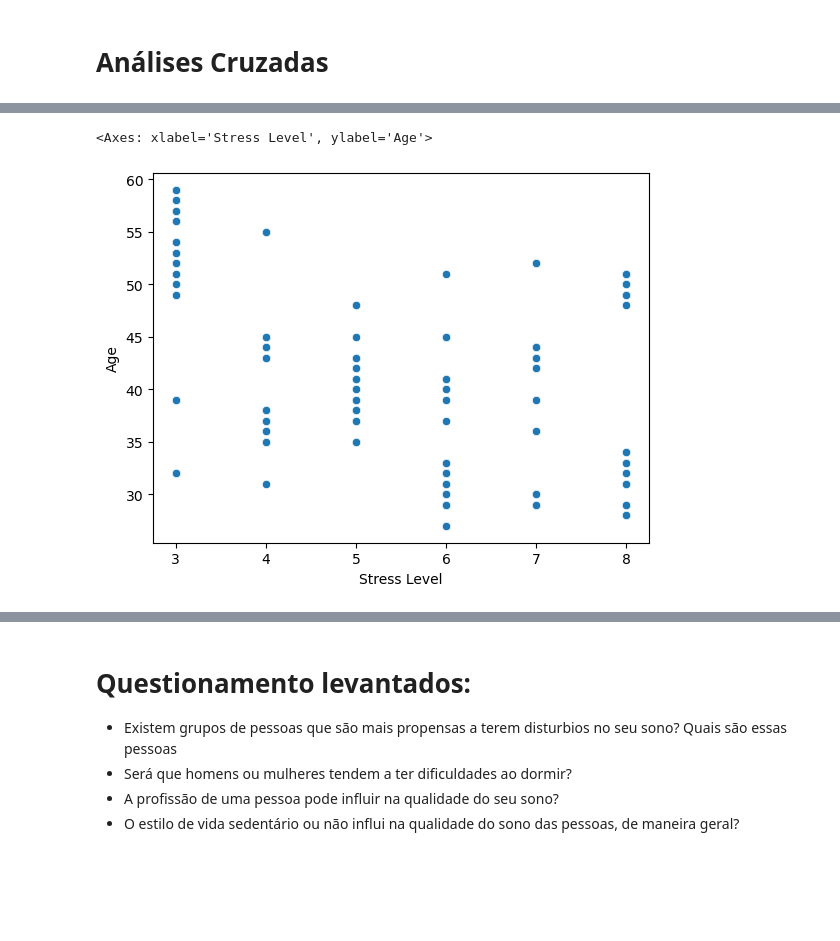
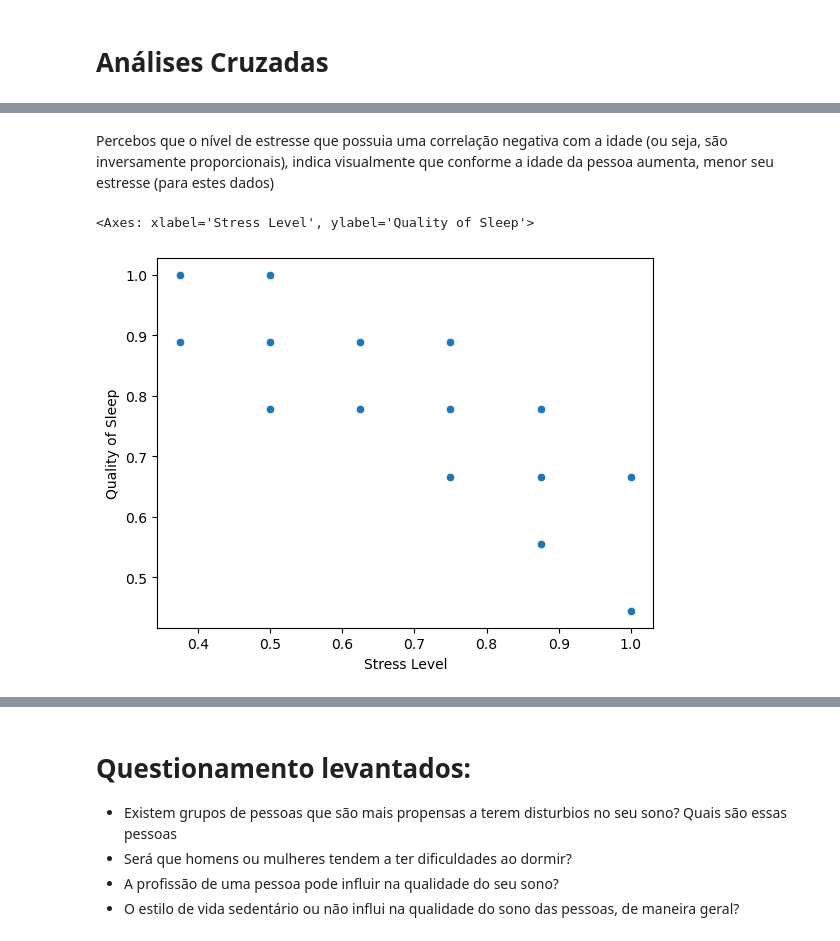
Before and after one commit to ednaelxd/WANDA2023, a Jupyter notebook: intro_ds.ipynb, the cells around one changed output, grey strips where cells are left out. Drawn from its saved outputs; the diff is of its cells as text; code cells hidden in the pictures; blank space fills up the shorter version.

```diff
--- a/intro_ds.ipynb
+++ b/intro_ds.ipynb
@@ -352,5 +336,7 @@ sns.scatterplot(x=df_num['Stress Level'],y=df_num['Age'])
+# %% [markdown]
+Percebos que o nível de estresse que possuia uma correlação negativa com a idade (ou seja, são inversamente proporcionais), indica visualmente que conforme a idade da pessoa aumenta, menor seu estresse (para estes dados)
 # %%
-sns.scatterplot(x=df['Stress Level'],y=df['Age'])
+sns.scatterplot(x=df_num['Stress Level'],y=df_num['Quality of Sleep'])
 # %% [output]
-<Axes: xlabel='Stress Level', ylabel='Age'>
+<Axes: xlabel='Stress Level', ylabel='Quality of Sleep'>
-[figure, old version]
+[figure, new version]
```
Also changed, not shown: parts of 55 cells of this notebook, 2 other files.
